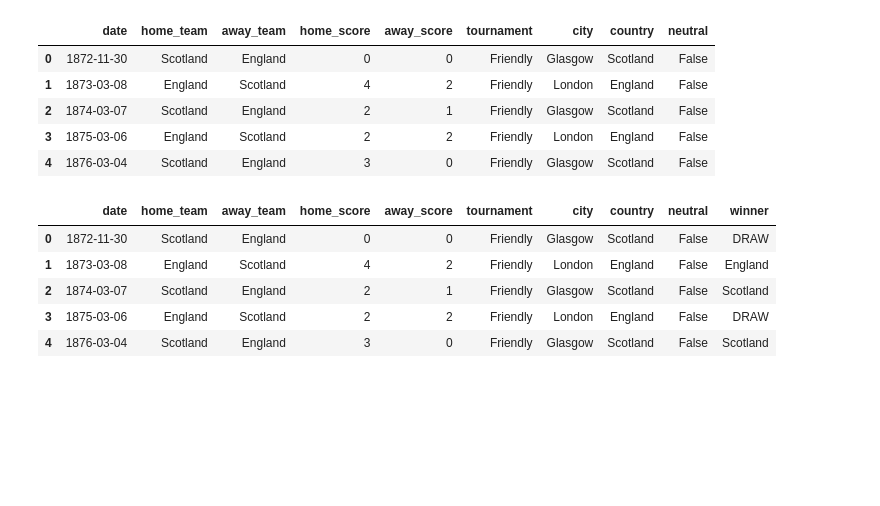
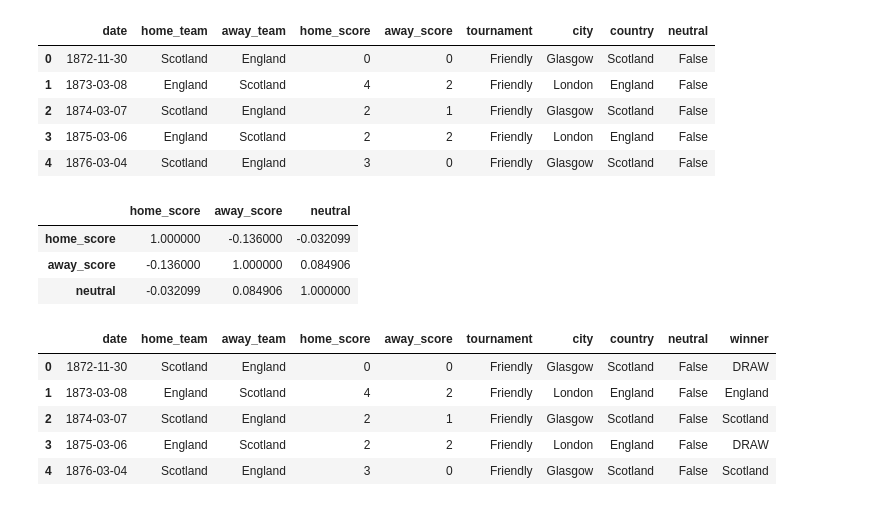
Before and after one commit to rahulsinha1/Data-Mining-on-International-Football-Results, a Jupyter notebook: Best-in-Europe.ipynb, the cells around one changed output. Cells and saved outputs as stored; diff of their text form; code cells hidden in the pictures; blank space fills up the shorter version.

```diff
--- a/Best-in-Europe.ipynb
+++ b/Best-in-Europe.ipynb
@@ -13,6 +15,13 @@ df.head()
 | 2 | 1874-03-07 | Scotland | England | 2 | 1 | Friendly | Glasgow | Scotland | False |
 | 3 | 1875-03-06 | England | Scotland | 2 | 2 | Friendly | London | England | False |
 | 4 | 1876-03-04 | Scotland | England | 3 | 0 | Friendly | Glasgow | Scotland | False |
+# %%
+df.corr()
+# %% [output]
+|  | home_score | away_score | neutral |
+| home_score | 1.000000 | -0.136000 | -0.032099 |
+| away_score | -0.136000 | 1.000000 | 0.084906 |
+| neutral | -0.032099 | 0.084906 | 1.000000 |
 # %%
 def winner(row):
     if row['home_score'] > row['away_score']: return row['home_team']
```
Also changed, not shown: parts of 4 cells of this notebook.
